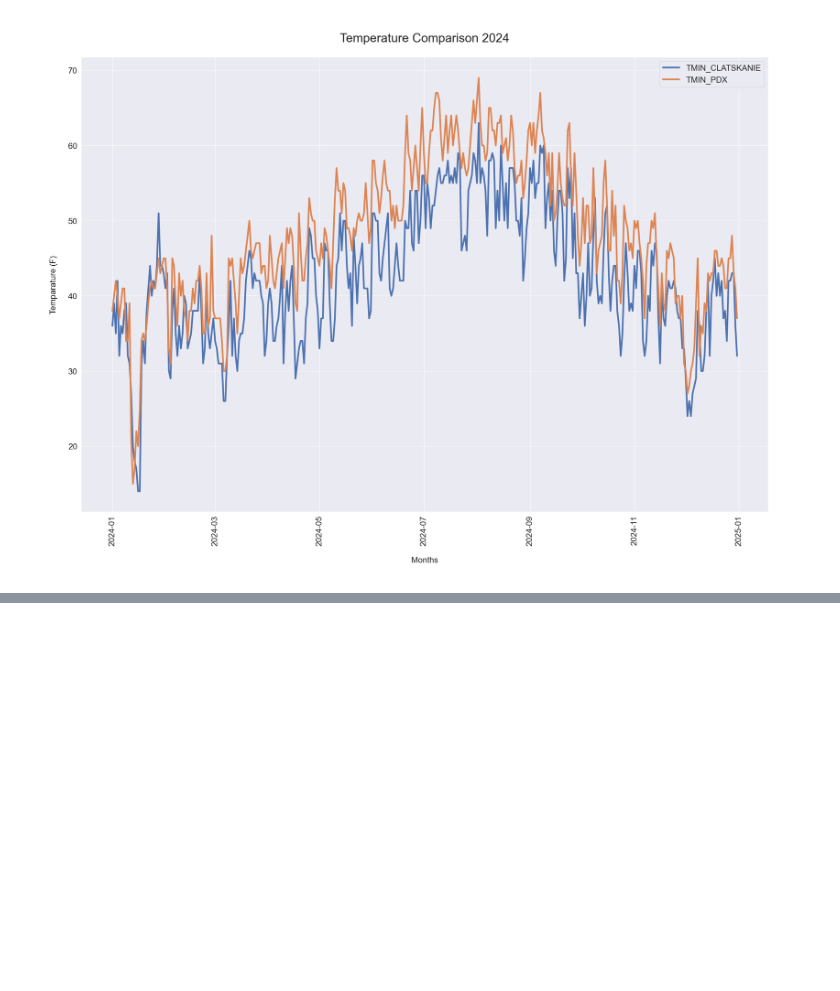
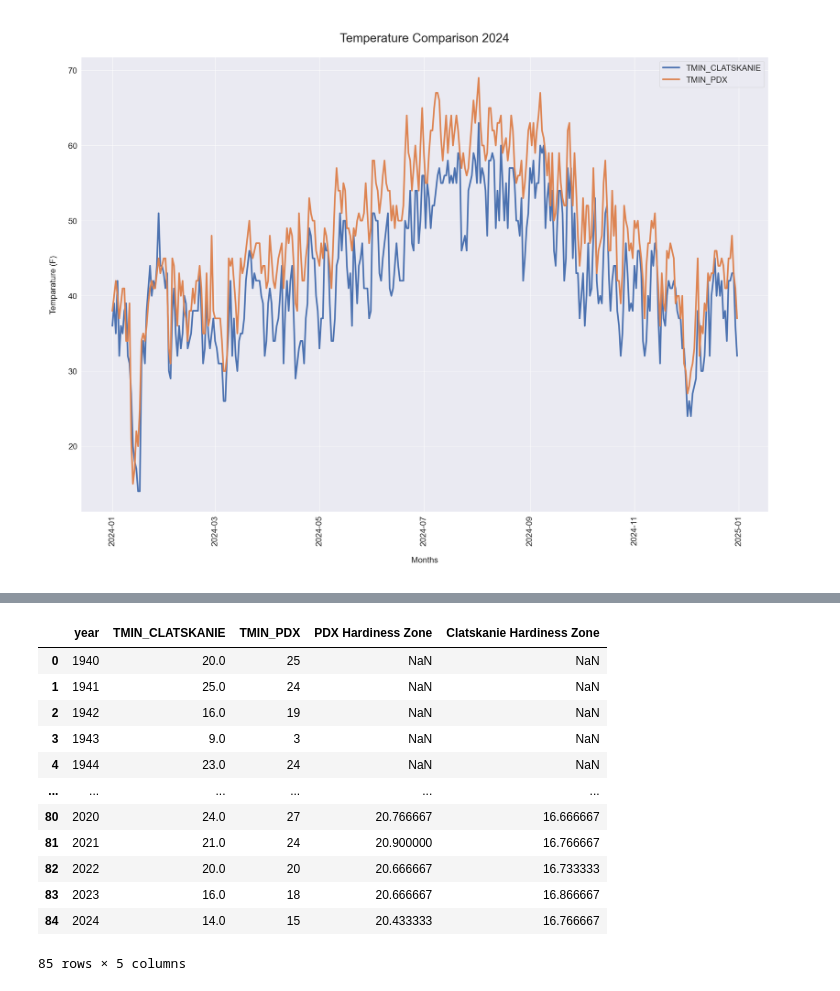
Before and after one commit to wpbSabi/weather_python, a Jupyter notebook: notebooks/compare_temperature.ipynb, the cells around one changed output, grey strips where cells are left out. Cells and saved outputs as stored; diff of their text form; code cells hidden in the pictures; blank space fills up the shorter version.

```diff
--- a/notebooks/compare_temperature.ipynb
+++ b/notebooks/compare_temperature.ipynb
@@ -120,8 +82,22 @@ s1 = s1.sort_values('TMIN').tail(29)
 # %%
-# Compare USDA Hardiness zone (i.e. the minimum temperature for each of the last 30 years, averaged)
-print("USDA Zone 8a: 10 to 25 Fahrenheit")
-print("USDA Zone 8b: 15 to 20 Fahrenheit")
-print("USDA Zone 9a: 20 to 25 Fahrenheit")
-print("USDA Zone 9b: 25 to 30 Fahrenheit")
-print("The hardiness zone for station 1 is", np.mean(s1['TMIN']))
-print("The hardiness zone for station 2 is", np.mean(s2['TMIN']))
+# Get Daily Minimum Temperature data
+df = pd.read_csv('../data/temperature_97016.csv')
+df = df.assign(year = pd.to_datetime(df['DATE']).dt.year)
+df = df.assign(month = pd.to_datetime(df['DATE']).dt.month)
+df1 = df[df['STATION']=='USC00351643']
+df = pd.read_csv('../data/temperature_97218.csv')
+df2 = df.assign(year = pd.to_datetime(df['DATE']).dt.year)
+df = df.assign(month = pd.to_datetime(df['DATE']).dt.month)
+
+# Verify that there is only one station per df
+assert len(df1.STATION.unique()) == 1
+assert len(df2.STATION.unique()) == 1
+
+# Merge the stations into one df
+df1_suffix = '_CLATSKANIE'
+df2_suffix = '_PDX'
+df = df1.merge(df2,
+          on=['DATE', 'year'],
+          how='inner',
+          suffixes=(df1_suffix, df2_suffix)
+          ).drop(['STATION_PDX', 'STATION_CLATSKANIE'], axis=1)
@@ -134,0 +139,21 @@ The hardiness zone for station 2 is 20.433333333333334
+# %%
+# Calculate the USDA hardiness zone for each station and year
+
+# Calculate the trailing average TMIN_PDX for the last 30 years, for each year
+tmin['PDX Hardiness Zone'] = tmin['TMIN_PDX'].rolling(window=30, min_periods=30).mean()
+tmin['Clatskanie Hardiness Zone'] = tmin['TMIN_CLATSKANIE'].rolling(window=30, min_periods=30).mean()
+tmin
+# %% [output]
+|  | year | TMIN_CLATSKANIE | TMIN_PDX | PDX Hardiness Zone | Clatskanie Hardiness Zone |
+| 0 | 1940 | 20.0 | 25 | NaN | NaN |
+| 1 | 1941 | 25.0 | 24 | NaN | NaN |
+| 2 | 1942 | 16.0 | 19 | NaN | NaN |
+| 3 | 1943 | 9.0 | 3 | NaN | NaN |
+| 4 | 1944 | 23.0 | 24 | NaN | NaN |
+| ... | ... | ... | ... | ... | ... |
+| 80 | 2020 | 24.0 | 27 | 20.766667 | 16.666667 |
+| 81 | 2021 | 21.0 | 24 | 20.900000 | 16.766667 |
+| 82 | 2022 | 20.0 | 20 | 20.666667 | 16.733333 |
+| 83 | 2023 | 16.0 | 18 | 20.666667 | 16.866667 |
+| 84 | 2024 | 14.0 | 15 | 20.433333 | 16.766667 |
+85 rows × 5 columns
```
Also changed, not shown: parts of 12 cells of this notebook, 2 other files.
